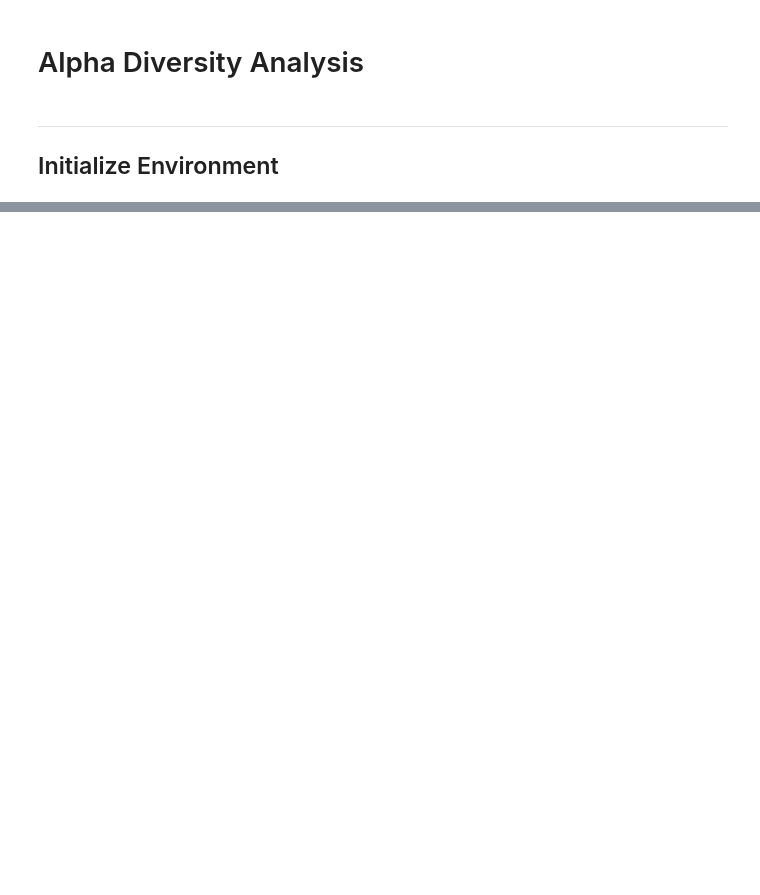
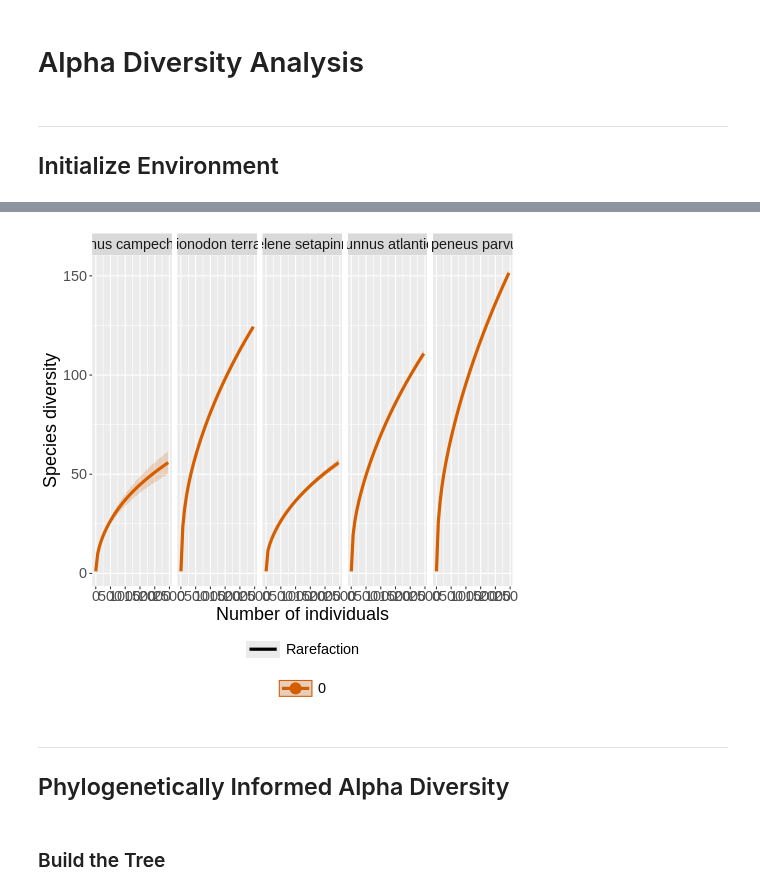
Before and after one commit to tamucc-gcl/wrkshp_edna_metabarcoding, a Jupyter notebook: analysis/alpha_diversity.ipynb, the cells around one changed output, grey strips where cells are left out. Drawn from its saved outputs; the diff is of its cells as text; code cells hidden in the pictures; blank space fills up the shorter version.

```diff
--- a/analysis/alpha_diversity.ipynb
+++ b/analysis/alpha_diversity.ipynb
@@ -60,0 +292,13 @@ renv::restore(library = drive_lib,
+# %%
+%%R
+ggiNEXT(inext_out,
+        type = 1,
+        se = T,
+        facet.var = "Assemblage")
+# %% [output]
+[figure, added]
+# %% [markdown]
+---
+## Phylogenetically Informed Alpha Diversity
+# %% [markdown]
+### Build the Tree
```
Also changed, not shown: parts of 22 cells of this notebook.
